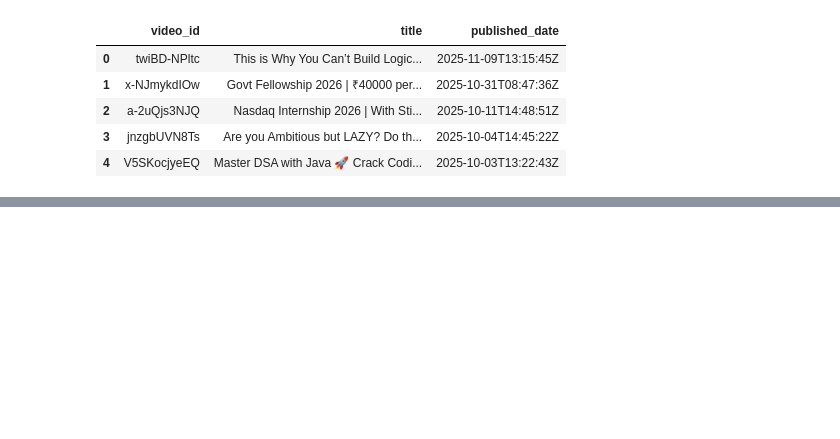
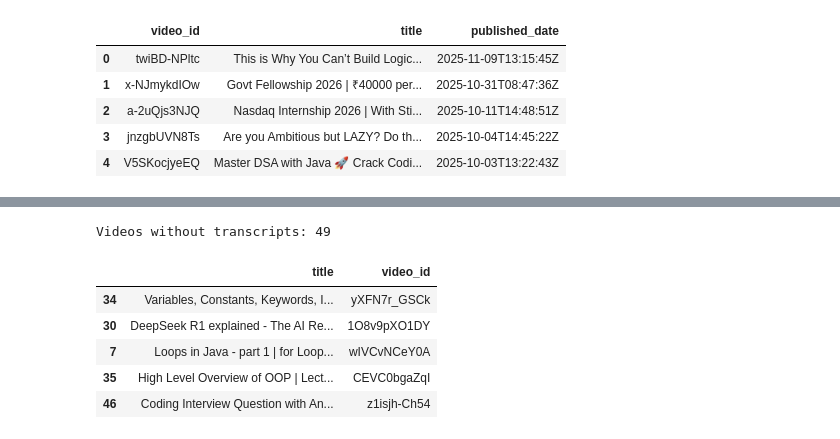
Before and after one commit to Joshika-Mentor/AI-Query-Tube, a Jupyter notebook: youtube_api.ipynb, the cells around one changed output, grey strips where cells are left out. Drawn from its saved outputs; the diff is of its cells as text; code cells hidden in the pictures; blank space fills up the shorter version.

```diff
--- a/youtube_api.ipynb
+++ b/youtube_api.ipynb
@@ -37,0 +101,12 @@ df.head()
+# %%
+missing = df[df["transcript"].isnull()]
+print("Videos without transcripts:", len(missing)) #Checking for number of  non transcripts videos
+# %% [output]
+Videos without transcripts: 49
+# %%
+!pip install sentence-transformers
+from sentence_transformers import SentenceTransformer
+
+model = SentenceTransformer("all-MiniLM-L6-v2")
+# %%
+df["text_for_embedding"] = df["title"] + " " + df["transcript"].fillna("")
@@ -37,0 +115,2 @@ df.head()
+# %%
+df["embedding"] = df["text_for_embedding"].apply(lambda x: model.encode(x))
@@ -37,0 +119,14 @@ df.head()
+# %%
+query = "python basics"
+query_embedding = model.encode(query)
+# %%
+scores = cosine_similarity([query_embedding], list(df["embedding"]))
+top_idx = scores[0].argsort()[-5:][::-1]
+df.iloc[top_idx][["title", "video_id"]]
+# %% [output]
+|  | title | video_id |
+| 34 | Variables, Constants, Keywords, I... | yXFN7r_GSCk |
+| 30 | DeepSeek R1 explained - The AI Re... | 1O8v9pXO1DY |
+| 7 | Loops in Java - part 1 | for Loop... | wIVCvNCeY0A |
+| 35 | High Level Overview of OOP | Lect... | CEVC0bgaZqI |
+| 46 | Coding Interview Question with An... | z1isjh-Ch54 |
```
Also changed, not shown: parts of 6 cells of this notebook.
